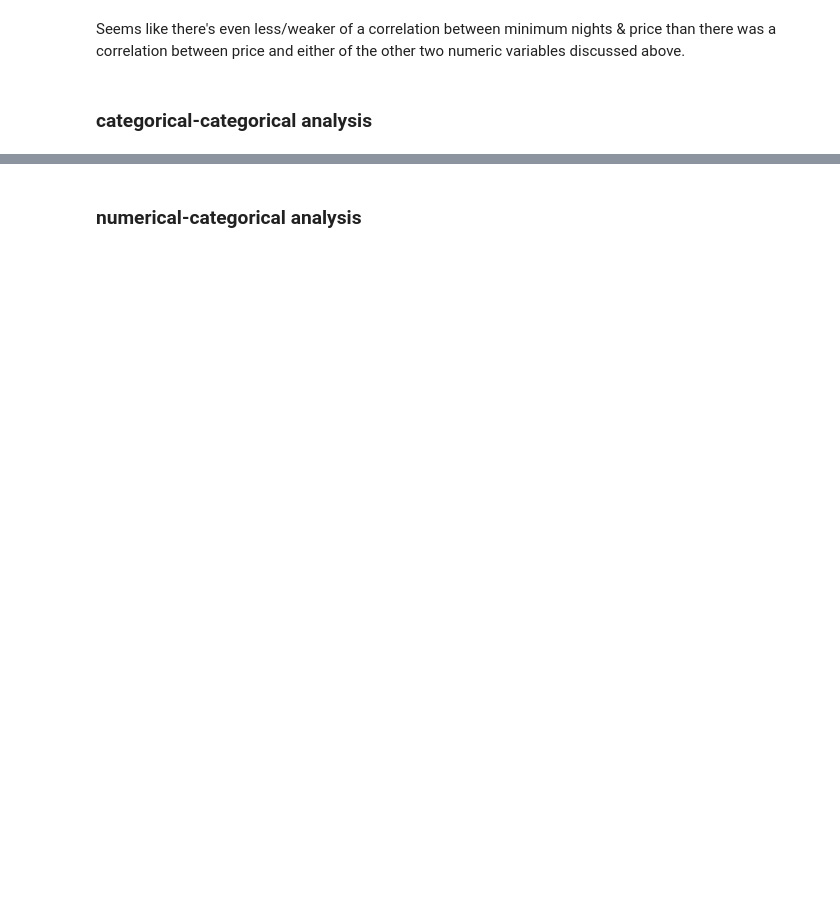
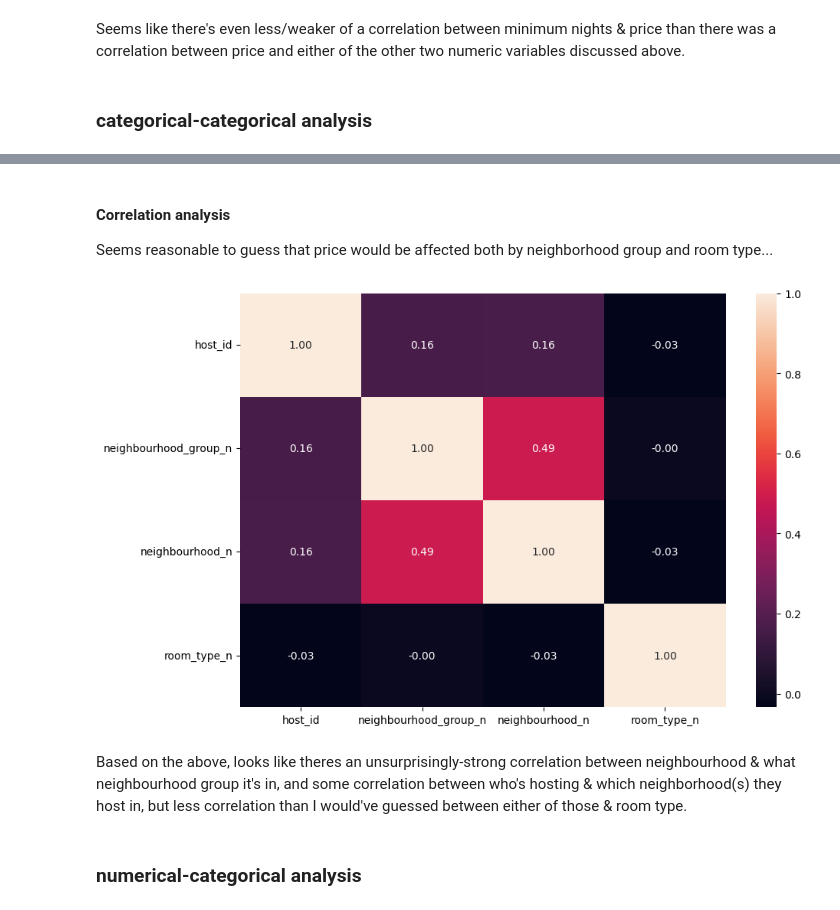
Before and after one commit to 4GeeksAcademy/machine-learning-python-template-NWinocur, a Jupyter notebook: src/explore.ipynb, the cells around one changed output, grey strips where cells are left out. Cells and saved outputs as stored; diff of their text form; code cells hidden in the pictures; blank space fills up the shorter version.

```diff
--- a/src/explore.ipynb
+++ b/src/explore.ipynb
@@ -226,2 +245,22 @@ Seems like there's even less/weaker of a correlation between minimum nights & pr
+# %% [markdown]
+#### Correlation analysis
+Seems reasonable to guess that price would be affected both by neighborhood group and room type...
+# %%
+raw_data["neighbourhood_group_n"] = pd.factorize(raw_data["neighbourhood_group"])[0]
+raw_data["neighbourhood_n"] = pd.factorize(raw_data["neighbourhood"])[0]
+raw_data["room_type_n"] = pd.factorize(raw_data["room_type"])[0]
+
+
+fig, axis = plt.subplots(figsize = (10, 6))
+
+sns.heatmap(raw_data[["host_id", "neighbourhood_group_n", "neighbourhood_n", "room_type_n"]].corr(), annot = True, fmt = ".2f")
+
+plt.tight_layout()
+
+plt.show()
+# %% [output]
+[figure, added]
+# %% [markdown]
+Based on the above, looks like theres an unsurprisingly-strong correlation between neighbourhood & what neighbourhood group it's in, and some correlation between who's hosting & which neighborhood(s) they host in, but less correlation than I would've guessed between either of those & room type.
 # %% [markdown]
 ### numerical-categorical analysis
```
Also changed, not shown: parts of 4 cells of this notebook.
